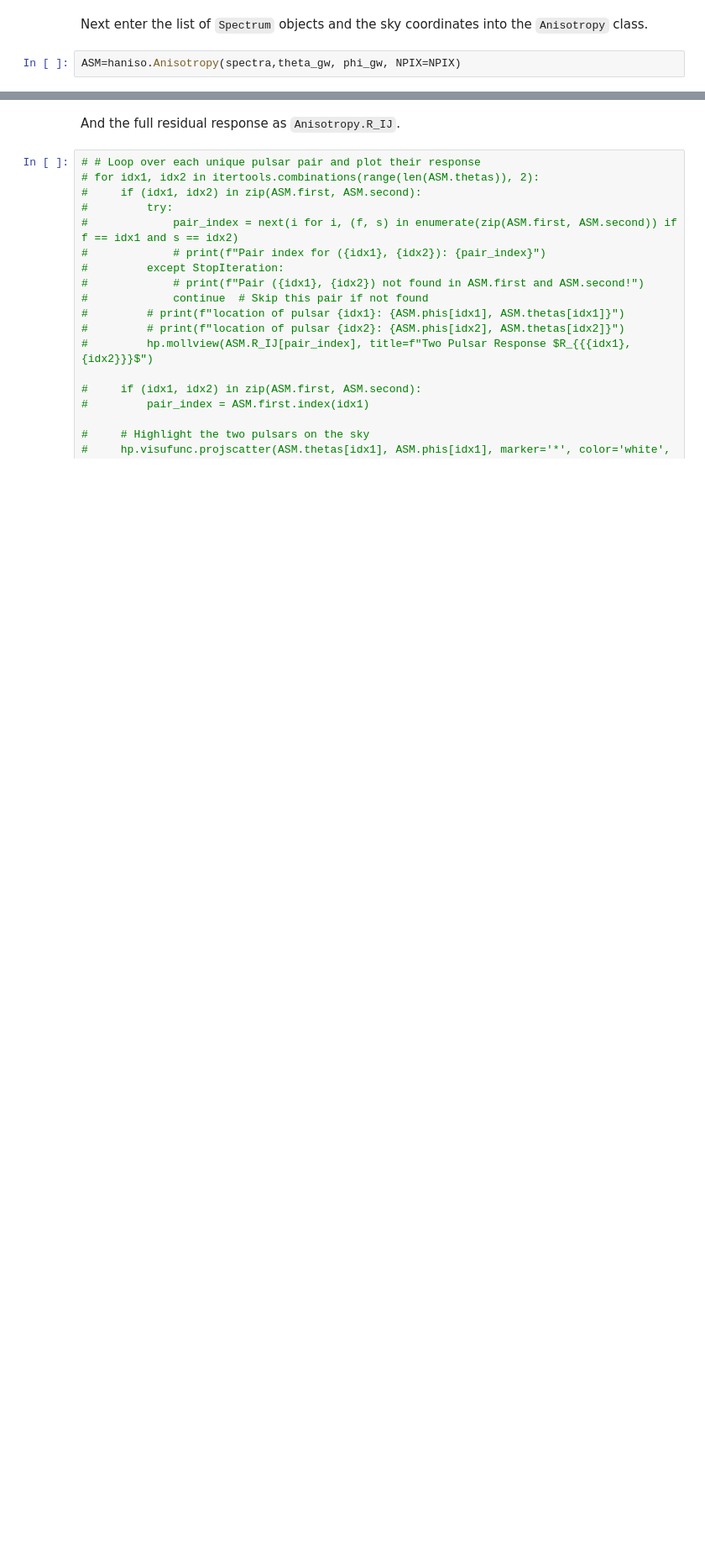
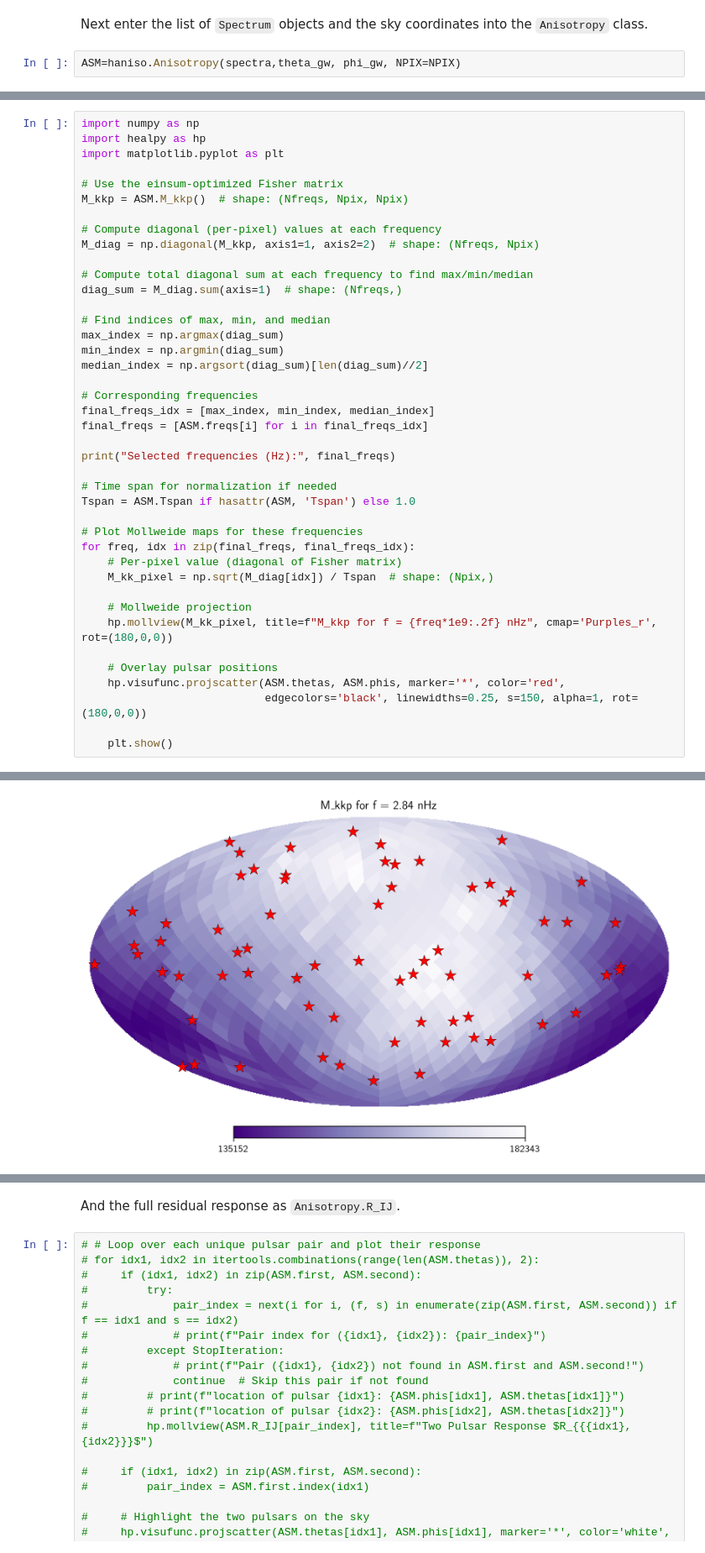
Before and after one commit to DanielJOliver/hasasia, a Jupyter notebook: docs/_static/notebooks/anisotropy_tutorial.ipynb, the cells around one changed output, grey strips where cells are left out. Shown at 84% size. Drawn from its saved outputs; the diff is of its cells as text; blank space fills up the shorter version.

```diff
--- a/docs/_static/notebooks/anisotropy_tutorial.ipynb
+++ b/docs/_static/notebooks/anisotropy_tutorial.ipynb
@@ -84,0 +101,42 @@ shape of ASM.R_IJ: (48,)
+# %%
+import numpy as np
+import healpy as hp
+import matplotlib.pyplot as plt
+
+# Use the einsum-optimized Fisher matrix
+M_kkp = ASM.M_kkp()  # shape: (Nfreqs, Npix, Npix)
+
+# Compute diagonal (per-pixel) values at each frequency
+M_diag = np.diagonal(M_kkp, axis1=1, axis2=2)  # shape: (Nfreqs, Npix)
+
+# Compute total diagonal sum at each frequency to find max/min/median
+diag_sum = M_diag.sum(axis=1)  # shape: (Nfreqs,)
+
+# Find indices of max, min, and median
+max_index = np.argmax(diag_sum)
+min_index = np.argmin(diag_sum)
+median_index = np.argsort(diag_sum)[len(diag_sum)//2]
+
+# Corresponding frequencies
+final_freqs_idx = [max_index, min_index, median_index]
+final_freqs = [ASM.freqs[i] for i in final_freqs_idx]
+
+print("Selected frequencies (Hz):", final_freqs)
+
+# Time span for normalization if needed
+Tspan = ASM.Tspan if hasattr(ASM, 'Tspan') else 1.0
+
+# Plot Mollweide maps for these frequencies
+for freq, idx in zip(final_freqs, final_freqs_idx):
+    # Per-pixel value (diagonal of Fisher matrix)
+    M_kk_pixel = np.sqrt(M_diag[idx]) / Tspan  # shape: (Npix,)
+
+    # Mollweide projection
+    hp.mollview(M_kk_pixel, title=f"M_kkp for f = {freq*1e9:.2f} nHz", cmap='Purples_r', rot=(180,0,0))
+
+    # Overlay pulsar positions
+    hp.visufunc.projscatter(ASM.thetas, ASM.phis, marker='*', color='red',
+                            edgecolors='black', linewidths=0.25, s=150, alpha=1, rot=(180,0,0))
+
+    plt.show()
+# %% [output]
@@ -84,0 +144 @@ shape of ASM.R_IJ: (48,)
+[figure, added]
```
Also changed, not shown: parts of 37 cells of this notebook, 1 other file.
